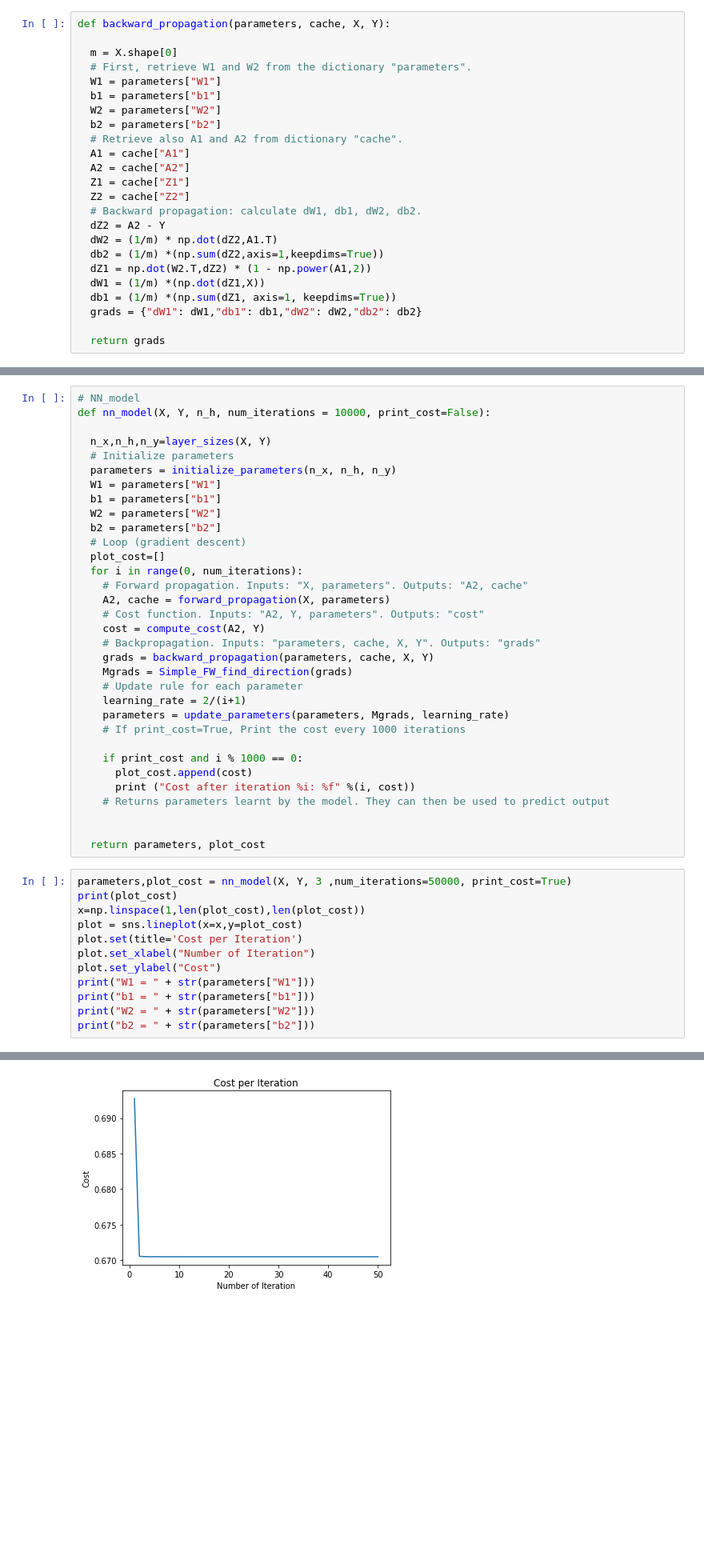
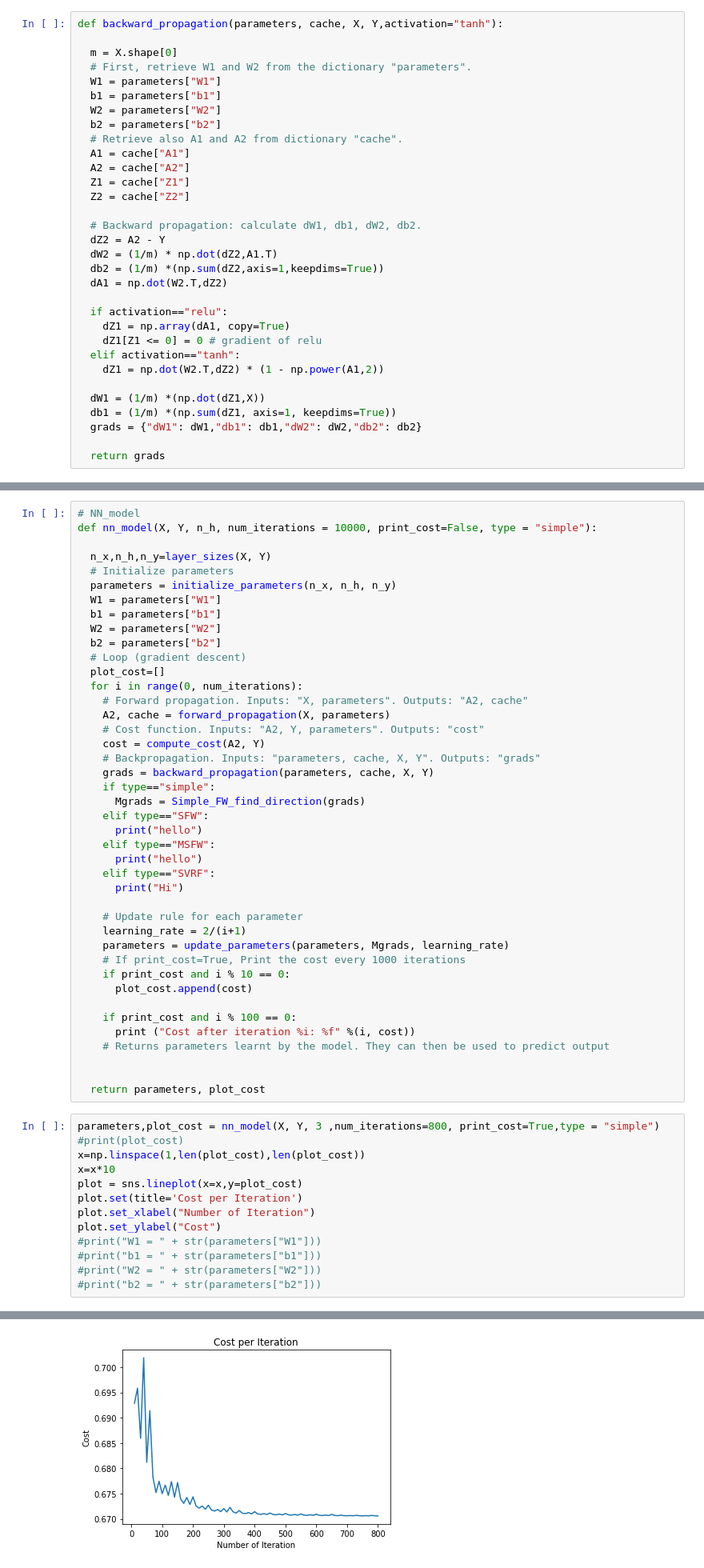
Before and after one commit to mojeee/OptimizationFor-DataScience, a Jupyter notebook: Project/Project.ipynb, the cells around one changed output, grey strips where cells are left out. Shown: that part at 80% size. Drawn from its saved outputs; the diff is of its cells as text; blank space fills up the shorter version.

Commit message:
adding relu function as activation function between options for first layerq

```diff
--- a/Project/Project.ipynb
+++ b/Project/Project.ipynb
@@ -223,7 +259,7 @@ cost = 0.6927506263960703
     Returns:
     grads -- python dictionary containing your gradients with respect to different parameters
 # %%
-def backward_propagation(parameters, cache, X, Y):
+def backward_propagation(parameters, cache, X, Y,activation="tanh"):
 
   m = X.shape[0]
   # First, retrieve W1 and W2 from the dictionary "parameters".
@@ -236,11 +272,19 @@ def backward_propagation(parameters, cache, X, Y):
   A2 = cache["A2"]
   Z1 = cache["Z1"]
   Z2 = cache["Z2"]
+
   # Backward propagation: calculate dW1, db1, dW2, db2.
   dZ2 = A2 - Y
   dW2 = (1/m) * np.dot(dZ2,A1.T)
   db2 = (1/m) *(np.sum(dZ2,axis=1,keepdims=True))
-  dZ1 = np.dot(W2.T,dZ2) * (1 - np.power(A1,2))
+  dA1 = np.dot(W2.T,dZ2)
+
+  if activation=="relu":
+    dZ1 = np.array(dA1, copy=True)
+    dZ1[Z1 <= 0] = 0 # gradient of relu
+  elif activation=="tanh":
+    dZ1 = np.dot(W2.T,dZ2) * (1 - np.power(A1,2))
+
   dW1 = (1/m) *(np.dot(dZ1,X))
   db1 = (1/m) *(np.sum(dZ1, axis=1, keepdims=True))
   grads = {"dW1": dW1,"db1": db1,"dW2": dW2,"db2": db2}
@@ -355,7 +405,7 @@ b2 = [[-1.2]]
 ###Neural Network Model
 # %%
 # NN_model
-def nn_model(X, Y, n_h, num_iterations = 10000, print_cost=False):
+def nn_model(X, Y, n_h, num_iterations = 10000, print_cost=False, type = "simple"):
 
   n_x,n_h,n_y=layer_sizes(X, Y)
   # Initialize parameters
@@ -373,29 +423,39 @@ def nn_model(X, Y, n_h, num_iterations = 10000, print_cost=False):
     cost = compute_cost(A2, Y)
     # Backpropagation. Inputs: "parameters, cache, X, Y". Outputs: "grads"
     grads = backward_propagation(parameters, cache, X, Y)
-    Mgrads = Simple_FW_find_direction(grads)
+    if type=="simple":
+      Mgrads = Simple_FW_find_direction(grads)
+    elif type=="SFW":
+      print("hello")
+    elif type=="MSFW":
+      print("hello")
+    elif type=="SVRF":
+      print("Hi")
+
     # Update rule for each parameter
     learning_rate = 2/(i+1)
     parameters = update_parameters(parameters, Mgrads, learning_rate)
     # If print_cost=True, Print the cost every 1000 iterations
+    if print_cost and i % 10 == 0:
+      plot_cost.append(cost)
 
-    if print_cost and i % 1000 == 0:
-      plot_cost.append(cost)
+    if print_cost and i % 100 == 0:
       print ("Cost after iteration %i: %f" %(i, cost))
     # Returns parameters learnt by the model. They can then be used to predict output
 
 
   return parameters, plot_cost
 # %%
-parameters,plot_cost = nn_model(X, Y, 3 ,num_iterations=50000, print_cost=True)
-print(plot_cost)
+parameters,plot_cost = nn_model(X, Y, 3 ,num_iterations=800, print_cost=True,type = "simple")
+#print(plot_cost)
 x=np.linspace(1,len(plot_cost),len(plot_cost))
+x=x*10
 plot = sns.lineplot(x=x,y=plot_cost)
 plot.set(title='Cost per Iteration')
 plot.set_xlabel("Number of Iteration")
 plot.set_ylabel("Cost")
-print("W1 = " + str(parameters["W1"]))
-print("b1 = " + str(parameters["b1"]))
-print("W2 = " + str(parameters["W2"]))
-print("b2 = " + str(parameters["b2"]))
+#print("W1 = " + str(parameters["W1"]))
+#print("b1 = " + str(parameters["b1"]))
+#print("W2 = " + str(parameters["W2"]))
+#print("b2 = " + str(parameters["b2"]))
 # %% [output]
@@ -419 +471 @@ b2 = [[-0.64525987]]
-[figure, old version]
+[figure, new version]
```
Also changed, not shown: parts of 16 cells of this notebook, 1 other file.
